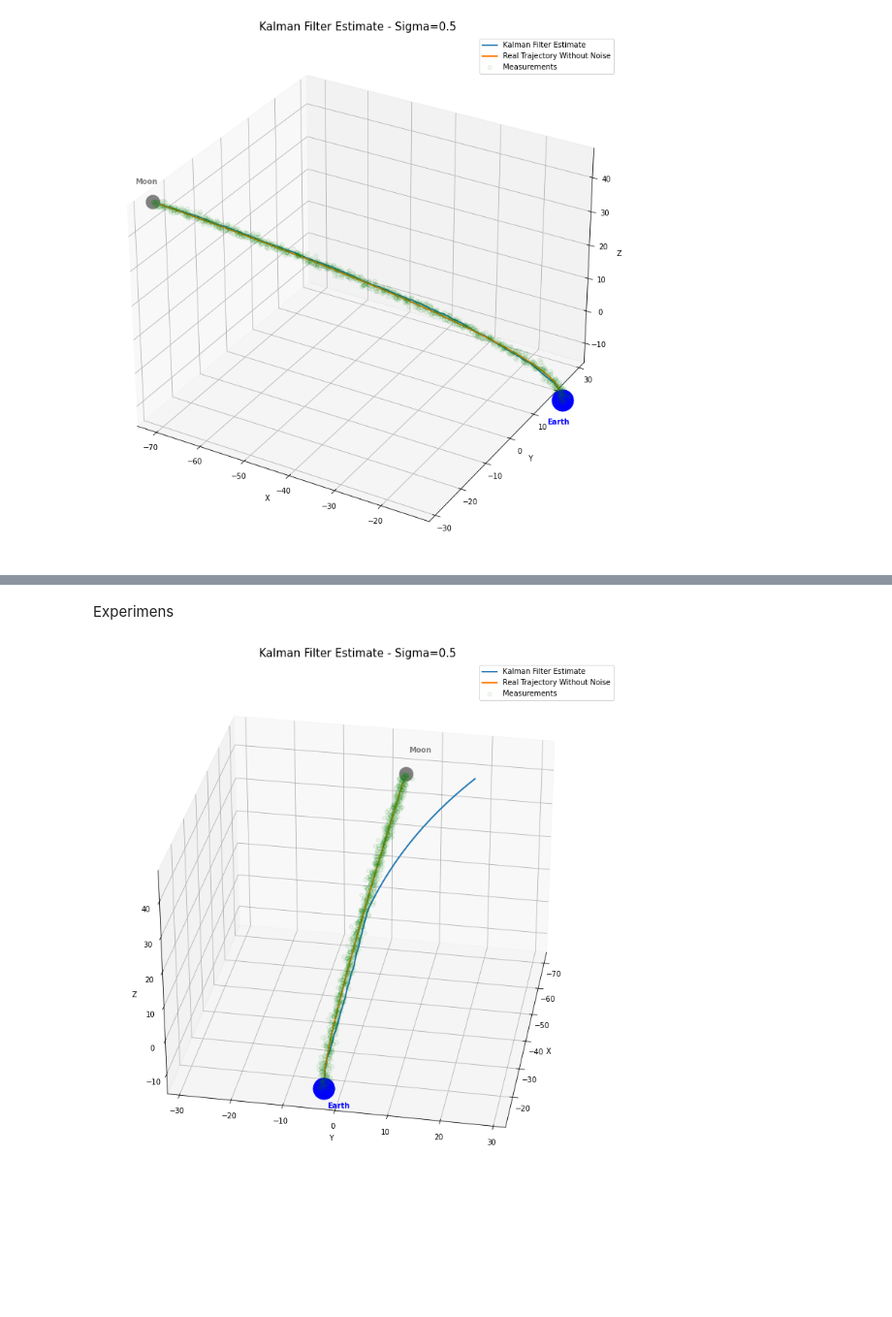
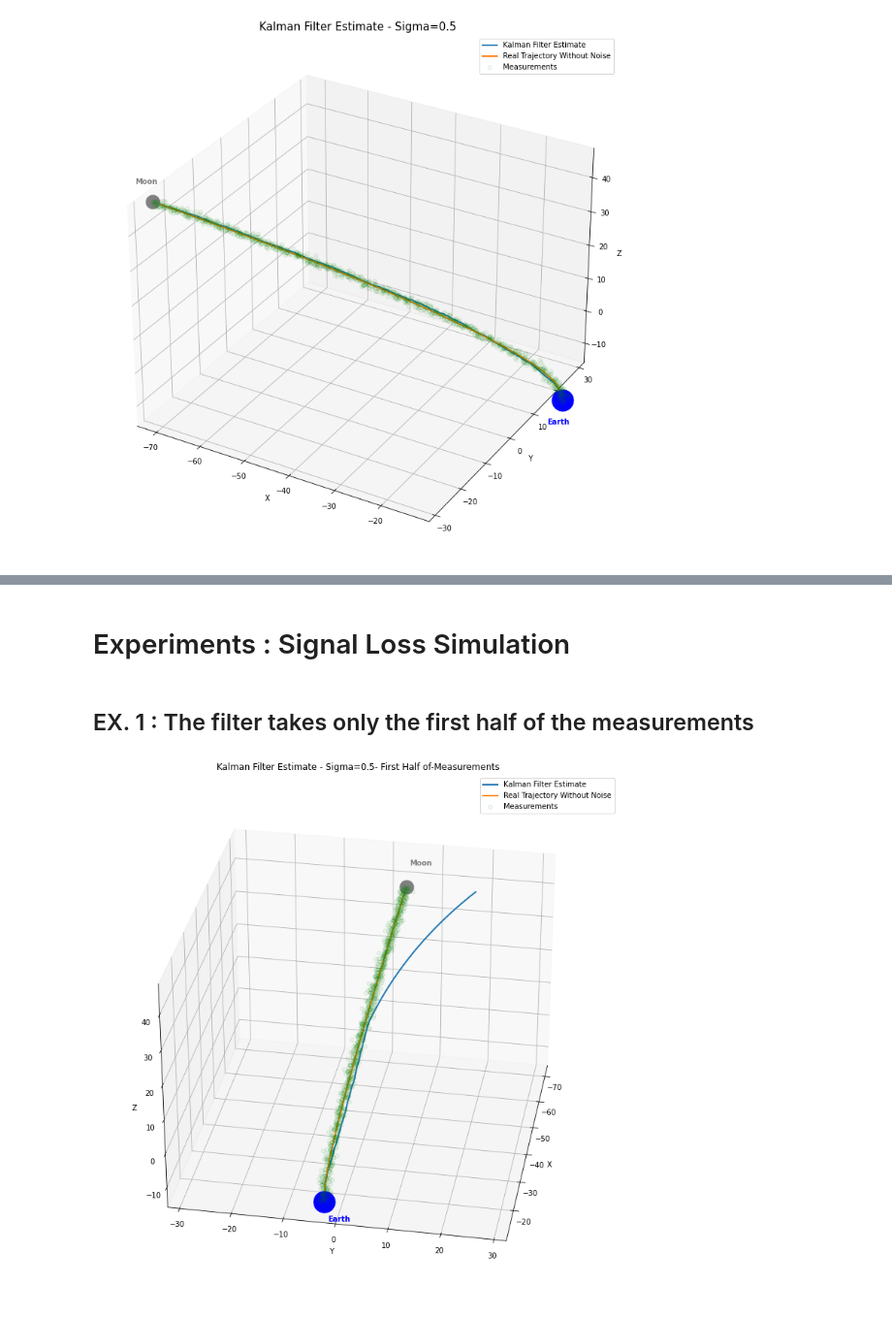
Before and after one commit to simonecampisi97/SpaceShip_FilterPy_Kalman, a Jupyter notebook: SpaceShip_3D/Spaceship_Filterpy_3D.ipynb, the cells around one changed output, grey strips where cells are left out. Shown at 97% size. Drawn from its saved outputs; the diff is of its cells as text; code cells hidden in the pictures; blank space fills up the shorter version.

Commit message:
Even Index, Plots

```diff
--- a/SpaceShip_3D/Spaceship_Filterpy_3D.ipynb
+++ b/SpaceShip_3D/Spaceship_Filterpy_3D.ipynb
@@ -31,7 +31,7 @@ def get_filename_from_ax(ax):
     title = ax.get_title().split(" ")
     s = ""
     for i,f in enumerate(title):
-        if i < len(title)-1 and i > 0:
+        if i <= len(title)-1 and i > 0:
             s+="_"+f
         else:
             s+=f
@@ -64,17 +64,20 @@ fig.savefig(os.path.join("Plots", filename+".png"))
-# %% [markdown]
-Experimens
+# %% [markdown]
+# Experiments : Signal Loss Simulation
+# %% [markdown]
+## EX. 1 : The filter takes only the first half of the measurements
 # %%
 tracker_2 = Ship_tracker(traj)
 preds_2, cov_2 = run_half_measures(tracker_2, traj)
 # %%
 fig = plt.figure(figsize=(16,13))
 ax = fig.add_subplot(111, projection='3d')
 plot_prediction(preds_2, traj, ax)
+ax.set_title(ax.get_title()+"- First Half of-Measurements",fontsize=15)
 ax.view_init(azim=10)
 filename = get_filename_from_ax(ax)
-fig.savefig(os.path.join("Plots", filename+"_half_measures.png"))
+fig.savefig(os.path.join("Plots", filename+".png"))
 # %% [output]
-[figure, old version]
+[figure, new version]
 # %%
 fig = plt.figure(figsize=(15,13))
 ax = fig.add_subplot(111)
```
Also changed, not shown: parts of 6 cells of this notebook, 11 other files.
